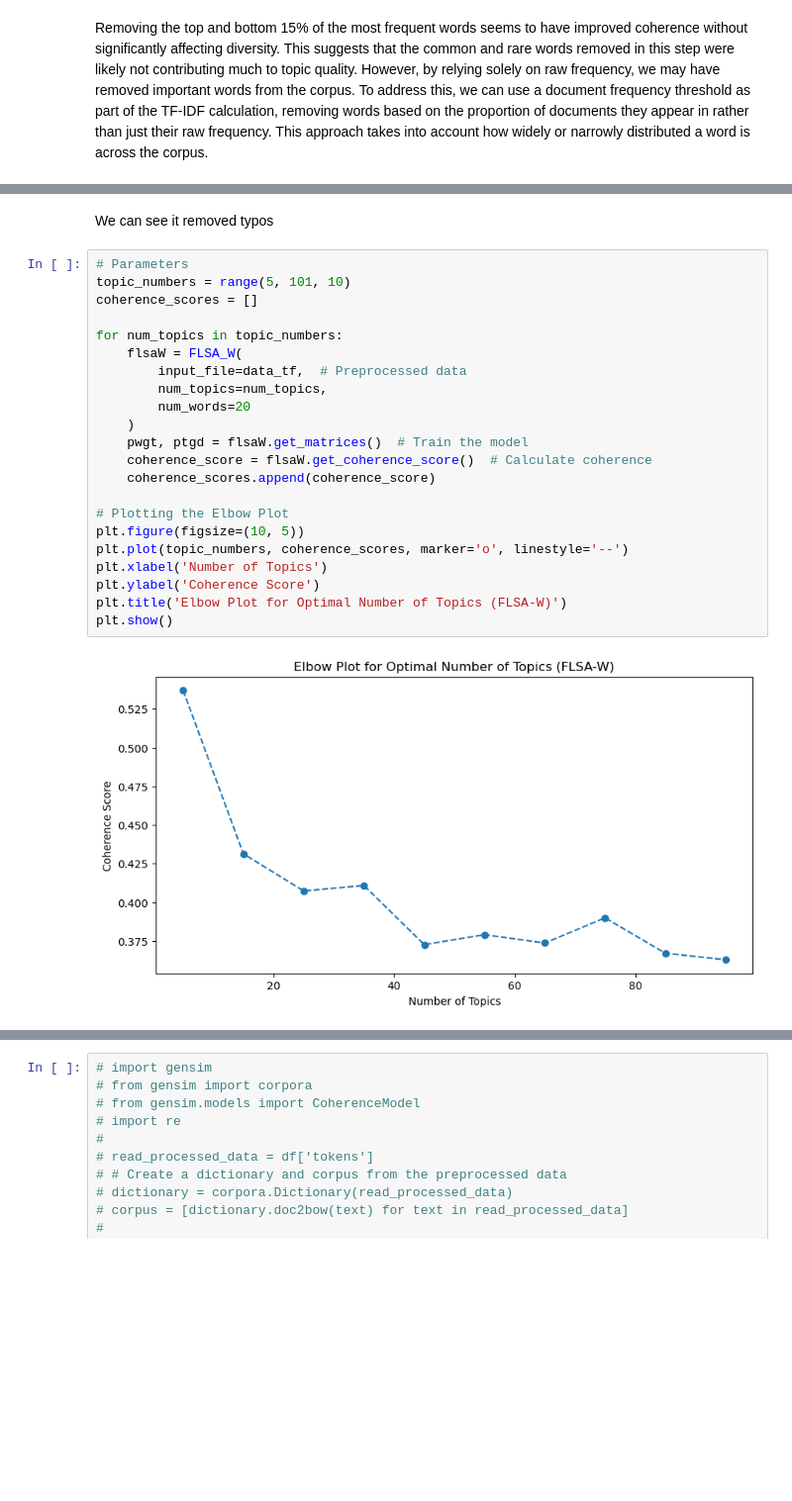
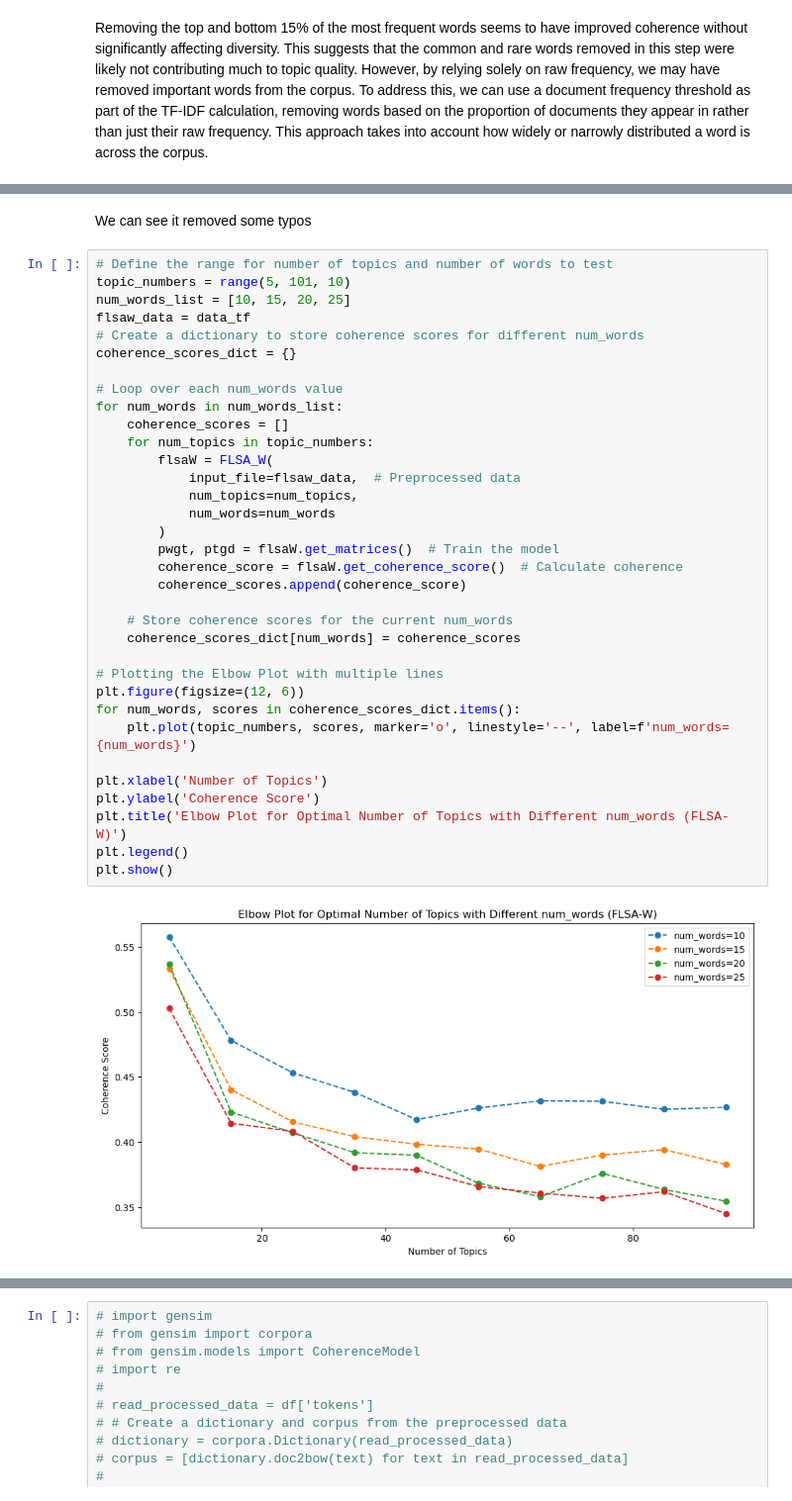
Before and after one commit to krzysztof99xd/A2-14, a Jupyter notebook: A2-14.ipynb, the cells around one changed output, grey strips where cells are left out. Shown: that part at 99% size. Drawn from its saved outputs; the diff is of its cells as text; blank space fills up the shorter version.

```diff
--- a/A2-14.ipynb
+++ b/A2-14.ipynb
@@ -579,28 +545,40 @@ Number of words removed by TF-IDF filtering:
 Sample words removed by TF-IDF filtering:
 ['hosting', 'maddock', 'beneflex', 'bonanza', 'sssg', 'undermined', 'arcbest', 'cpi', 'hcp', 'ralliessemiconductor', 'segmentthe', 'supercenters', 'catalystexpanding', 'disturbing', 'catalystsnvidia', ...
 # %% [markdown]
-We can see it removed typos
+We can see it removed some typos
 # %%
-# Parameters
+# Define the range for number of topics and number of words to test
 topic_numbers = range(5, 101, 10)
-coherence_scores = []
+num_words_list = [10, 15, 20, 25]
+flsaw_data = data_tf
+# Create a dictionary to store coherence scores for different num_words
+coherence_scores_dict = {}
 
-for num_topics in topic_numbers:
-    flsaW = FLSA_W(
-        input_file=data_tf,  # Preprocessed data
-        num_topics=num_topics,
-        num_words=20
-    )
-    pwgt, ptgd = flsaW.get_matrices()  # Train the model
-    coherence_score = flsaW.get_coherence_score()  # Calculate coherence
-    coherence_scores.append(coherence_score)
+# Loop over each num_words value
+for num_words in num_words_list:
+    coherence_scores = []
+    for num_topics in topic_numbers:
+        flsaW = FLSA_W(
+            input_file=flsaw_data,  # Preprocessed data
+            num_topics=num_topics,
+            num_words=num_words
+        )
+        pwgt, ptgd = flsaW.get_matrices()  # Train the model
+        coherence_score = flsaW.get_coherence_score()  # Calculate coherence
+        coherence_scores.append(coherence_score)
 
-# Plotting the Elbow Plot
-plt.figure(figsize=(10, 5))
-plt.plot(topic_numbers, coherence_scores, marker='o', linestyle='--')
+    # Store coherence scores for the current num_words
+    coherence_scores_dict[num_words] = coherence_scores
+
+# Plotting the Elbow Plot with multiple lines
+plt.figure(figsize=(12, 6))
+for num_words, scores in coherence_scores_dict.items():
+    plt.plot(topic_numbers, scores, marker='o', linestyle='--', label=f'num_words={num_words}')
+
 plt.xlabel('Number of Topics')
 plt.ylabel('Coherence Score')
-plt.title('Elbow Plot for Optimal Number of Topics (FLSA-W)')
+plt.title('Elbow Plot for Optimal Number of Topics with Different num_words (FLSA-W)')
+plt.legend()
 plt.show()
 # %% [output]
-[figure, old version]
+[figure, new version]
```
Also changed, not shown: parts of 18 cells of this notebook.
